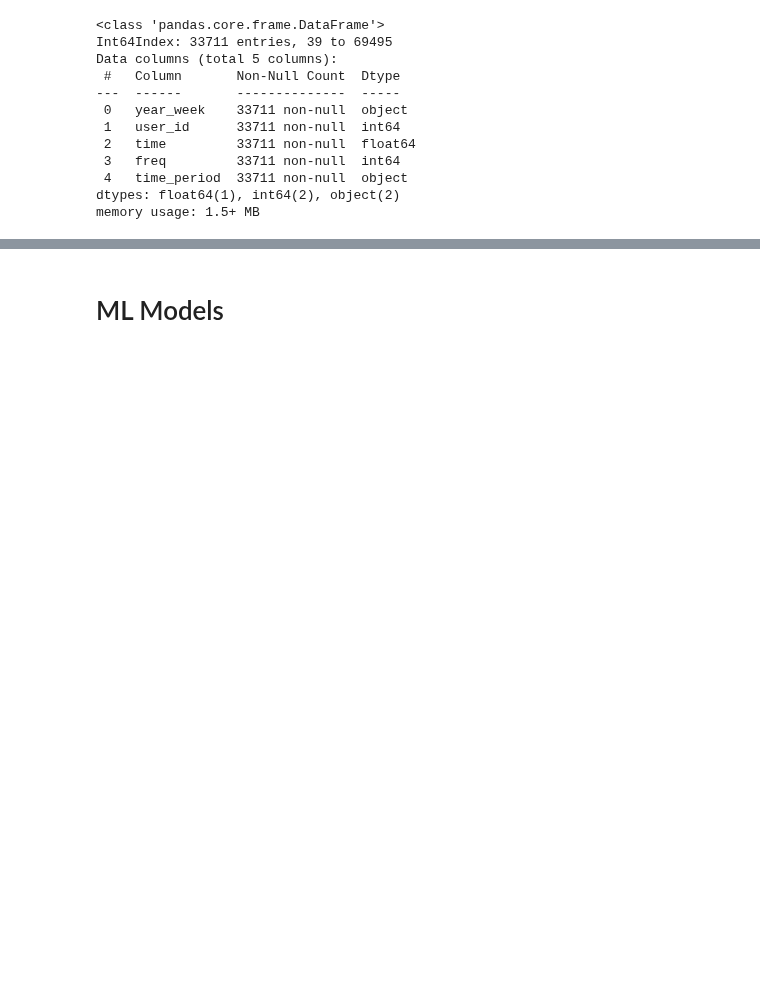
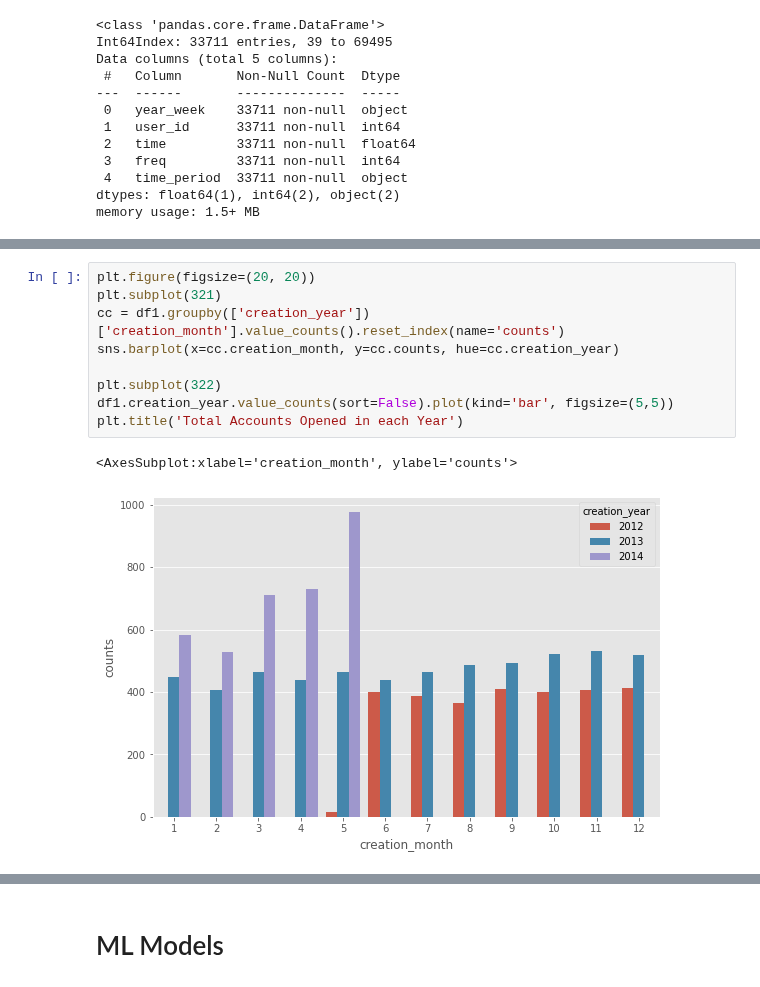
Before and after one commit to Jeyramana/GUVI_Assignments, a Jupyter notebook: Assignment_3/user.ipynb, the cells around one changed output, grey strips where cells are left out. Saved outputs shown, nothing was run; the diff lists cells and outputs as text; blank space fills up the shorter version.

```diff
--- a/Assignment_3/user.ipynb
+++ b/Assignment_3/user.ipynb
@@ -507,0 +535,12 @@ memory usage: 1.5+ MB
+# %%
+plt.figure(figsize=(20, 20))
+plt.subplot(321)
+cc = df1.groupby(['creation_year'])['creation_month'].value_counts().reset_index(name='counts')
+sns.barplot(x=cc.creation_month, y=cc.counts, hue=cc.creation_year)
+
+plt.subplot(322)
+df1.creation_year.value_counts(sort=False).plot(kind='bar', figsize=(5,5))
+plt.title('Total Accounts Opened in each Year')
+# %% [output]
+<AxesSubplot:xlabel='creation_month', ylabel='counts'>
+[figure, added]
```
Also changed, not shown: parts of 13 cells of this notebook.
